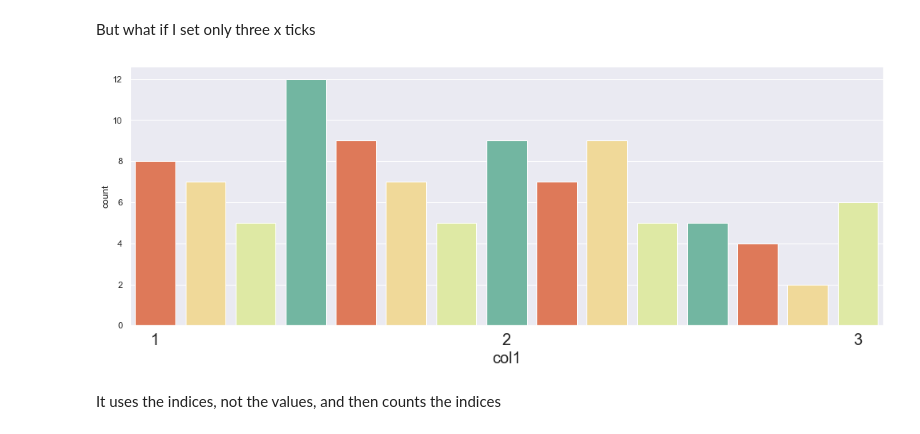
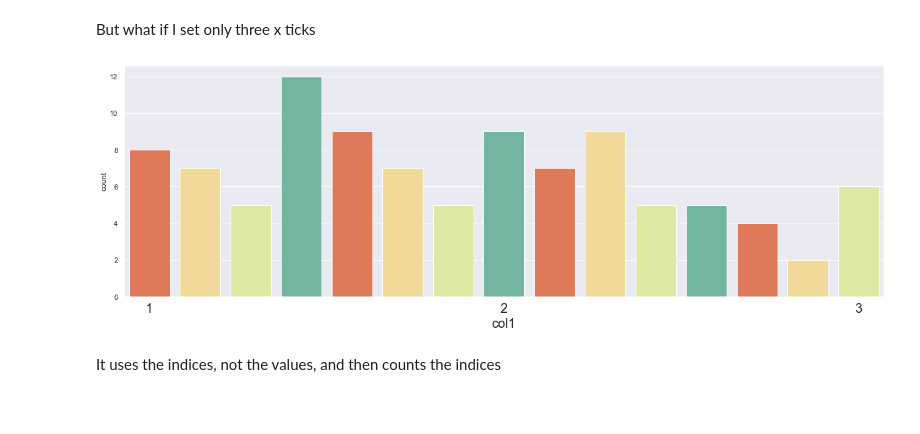
Before and after one commit to halpert3/xticklabels, a Jupyter notebook: 2_xtick_notebook.ipynb, the cells around one changed output. Cells and saved outputs as stored; diff of their text form; code cells hidden in the pictures; blank space fills up the shorter version.

Commit message:
finished visualizations

```diff
--- a/2_xtick_notebook.ipynb
+++ b/2_xtick_notebook.ipynb
@@ -43,13 +43,14 @@ But what if I set only three x ticks
 # %%
 sns.set(rc={'figure.figsize':(17, 6)})
 g = sns.countplot(x = df['col1'],
                  palette=sns.color_palette('Spectral', n_colors=4))
 g.set(xticks=([0, 7, 14]))
 plt.xticks(fontsize=20)
 plt.xlabel('col1', fontsize=20)
+plt.tight_layout()
 plt.savefig('images/fig2.png')
 # %% [output]
-[figure, old version]
+[figure, new version]
 # %% [markdown]
 It uses the indices, not the values, and then counts the indices
 # %% [markdown]
```
Also changed, not shown: parts of 7 cells of this notebook, 7 other files.
